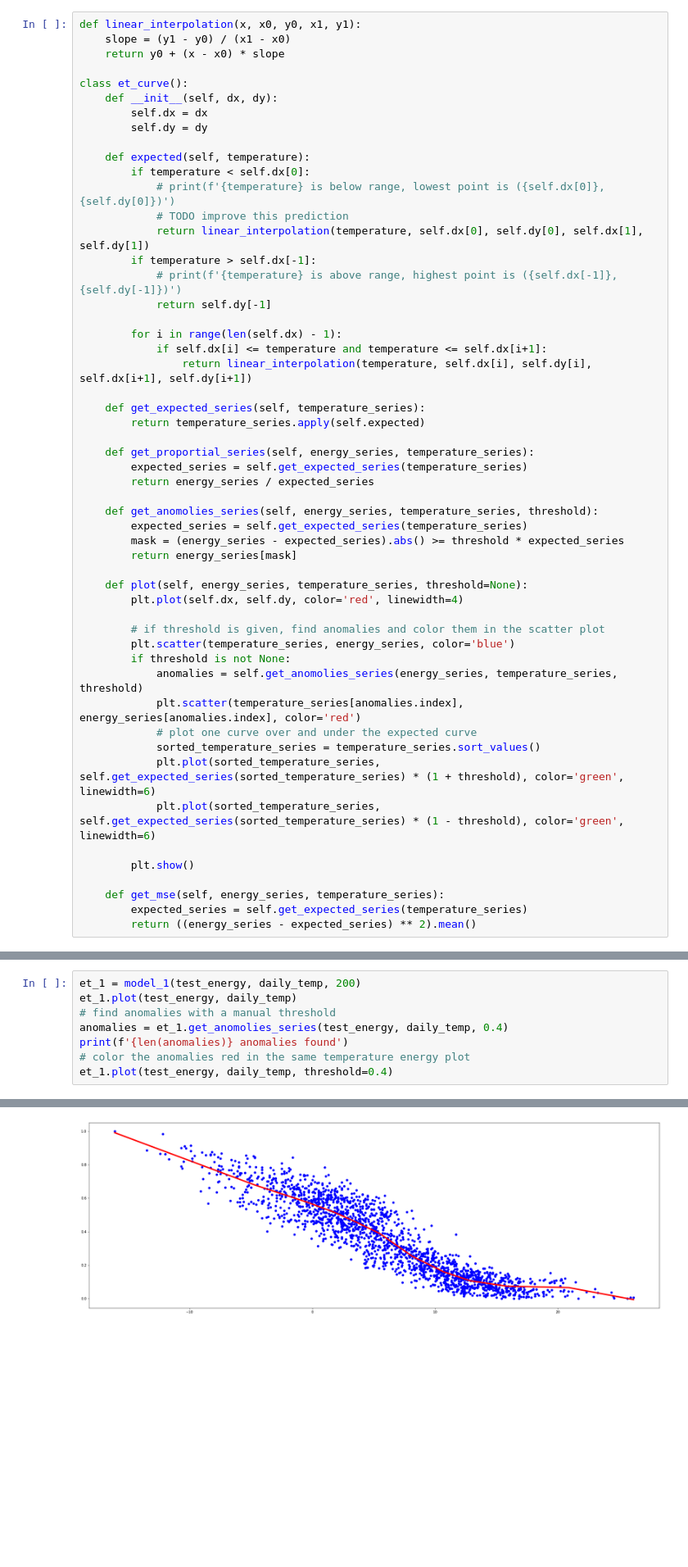
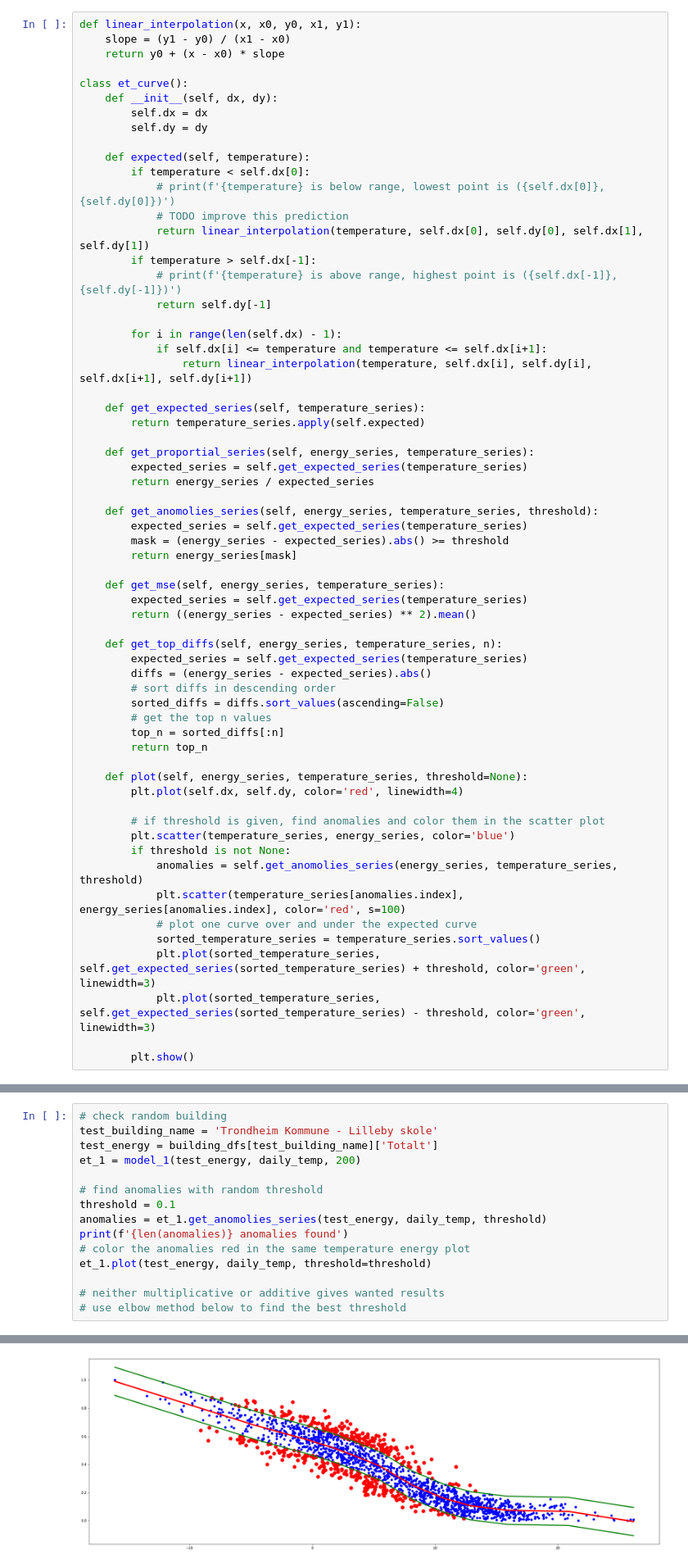
Before and after one commit to dagokl/trdk02_energy_consumption, a Jupyter notebook: models/resources/abnormal_buildings.ipynb, the cells around one changed output, grey strips where cells are left out. Shown at 82% size. Drawn from its saved outputs; the diff is of its cells as text; blank space fills up the shorter version.

Commit message:
threshold finding

```diff
--- a/models/resources/abnormal_buildings.ipynb
+++ b/models/resources/abnormal_buildings.ipynb
@@ -60,8 +60,21 @@ class et_curve():
 
     def get_anomolies_series(self, energy_series, temperature_series, threshold):
         expected_series = self.get_expected_series(temperature_series)
-        mask = (energy_series - expected_series).abs() >= threshold * expected_series
+        mask = (energy_series - expected_series).abs() >= threshold
         return energy_series[mask]
+
+    def get_mse(self, energy_series, temperature_series):
+        expected_series = self.get_expected_series(temperature_series)
+        return ((energy_series - expected_series) ** 2).mean()
+
+    def get_top_diffs(self, energy_series, temperature_series, n):
+        expected_series = self.get_expected_series(temperature_series)
+        diffs = (energy_series - expected_series).abs()
+        # sort diffs in descending order
+        sorted_diffs = diffs.sort_values(ascending=False)
+        # get the top n values
+        top_n = sorted_diffs[:n]
+        return top_n
 
     def plot(self, energy_series, temperature_series, threshold=None):
         plt.plot(self.dx, self.dy, color='red', linewidth=4)
@@ -70,17 +83,13 @@ class et_curve():
         plt.scatter(temperature_series, energy_series, color='blue')
         if threshold is not None:
             anomalies = self.get_anomolies_series(energy_series, temperature_series, threshold)
-            plt.scatter(temperature_series[anomalies.index], energy_series[anomalies.index], color='red')
+            plt.scatter(temperature_series[anomalies.index], energy_series[anomalies.index], color='red', s=100)
             # plot one curve over and under the expected curve
             sorted_temperature_series = temperature_series.sort_values()
-            plt.plot(sorted_temperature_series, self.get_expected_series(sorted_temperature_series) * (1 + threshold), color='green', linewidth=6)
-            plt.plot(sorted_temperature_series, self.get_expected_series(sorted_temperature_series) * (1 - threshold), color='green', linewidth=6)
+            plt.plot(sorted_temperature_series, self.get_expected_series(sorted_temperature_series) + threshold, color='green', linewidth=3)
+            plt.plot(sorted_temperature_series, self.get_expected_series(sorted_temperature_series) - threshold, color='green', linewidth=3)
 
         plt.show()
-
-    def get_mse(self, energy_series, temperature_series):
-        expected_series = self.get_expected_series(temperature_series)
-        return ((energy_series - expected_series) ** 2).mean()
 # %%
 def model_1(energy_consumption_series: pd.Series, temperature_series: pd.Series, points_per_segment, plot: bool = False):
     # ensure that we match values for energy and temp
@@ -208,10 +206,17 @@ Trondheim Kommune - Nedre Flatåsen barnehage has mse of 0.018637730356329887 an
 Trondheim Kommune - Romolslia barneskole has mse of 0.018382431560003413 and is ranked 141 of 145
 # %%
+# check random building
+test_building_name = 'Trondheim Kommune - Lilleby skole'
+test_energy = building_dfs[test_building_name]['Totalt']
 et_1 = model_1(test_energy, daily_temp, 200)
-et_1.plot(test_energy, daily_temp)
-# find anomalies with a manual threshold
-anomalies = et_1.get_anomolies_series(test_energy, daily_temp, 0.4)
+
+# find anomalies with random threshold
+threshold = 0.1
+anomalies = et_1.get_anomolies_series(test_energy, daily_temp, threshold)
 print(f'{len(anomalies)} anomalies found')
 # color the anomalies red in the same temperature energy plot
-et_1.plot(test_energy, daily_temp, threshold=0.4)
+et_1.plot(test_energy, daily_temp, threshold=threshold)
+
+# neither multiplicative or additive gives wanted results
+# use elbow method below to find the best threshold
 # %% [output]
@@ -218 +224 @@ et_1.plot(test_energy, daily_temp, threshold=0.4)
-[figure, old version]
+[figure, new version]
```
Also changed, not shown: parts of 8 cells of this notebook.
